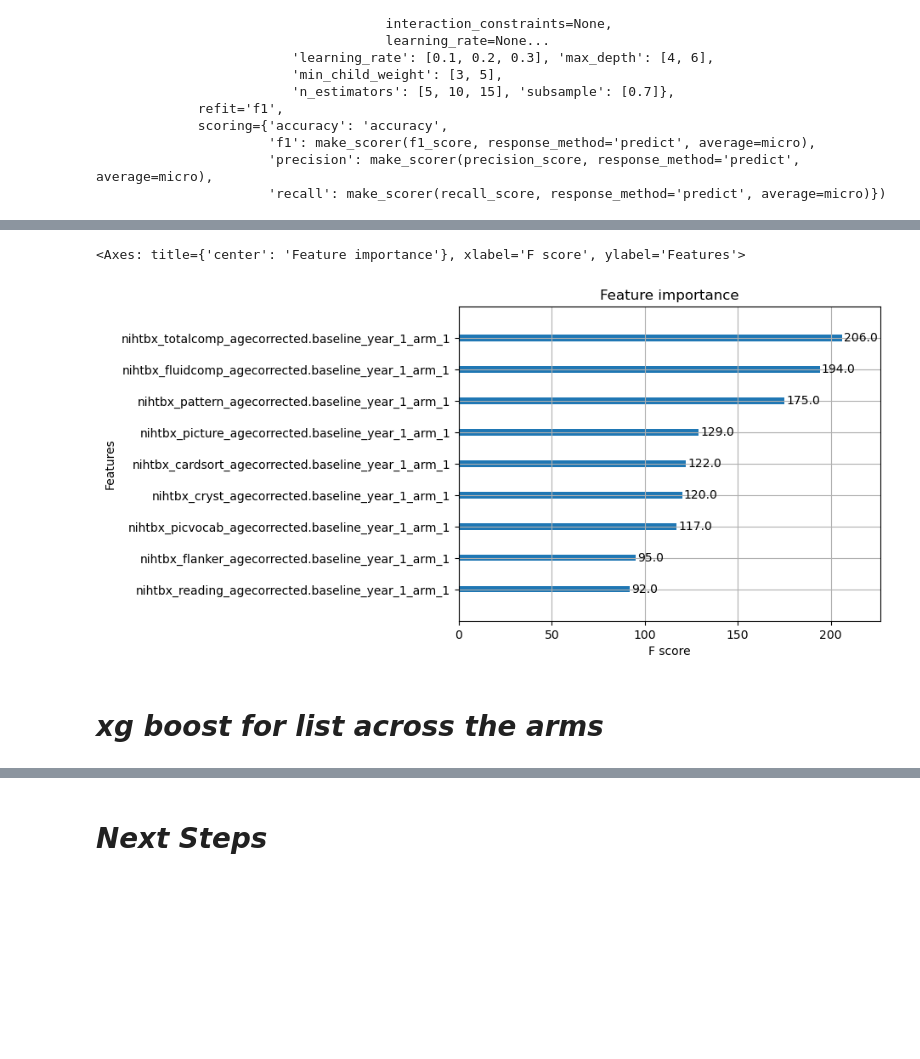
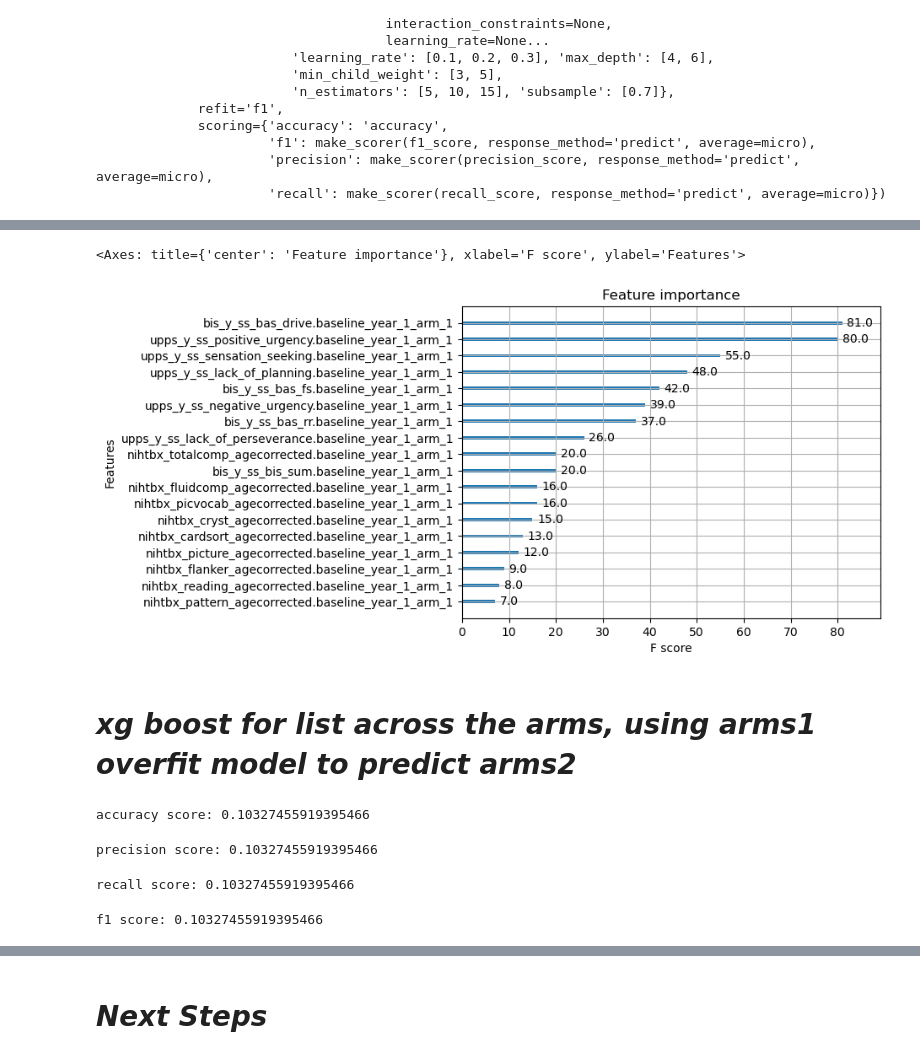
Before and after one commit to lundq163/FRF_results_viz, a Jupyter notebook: GBM_work/GBM.ipynb, the cells around one changed output, grey strips where cells are left out. Cells and saved outputs as stored; diff of their text form; code cells hidden in the pictures; blank space fills up the shorter version.

Commit message:
introduced evaluation across the arms

```diff
--- a/GBM_work/GBM.ipynb
+++ b/GBM_work/GBM.ipynb
@@ -409,7 +418,7 @@ X.head()
 #split data into train and test 75/25
 #consider stratifying by site
 #this is where the loop will start
-X_train, X_test, y_train, y_test = train_test_split(X, y, test_size = 0.25, random_state = 0)
+X_train_arms2, X_test_arms2, y_train_arms2, y_test_arms2 = train_test_split(X_arms2, y_arms2, test_size = 0.25, random_state = 0)
 # %%
 #define custom scorers with appropriate 'average' parameter
 precision_scorer = make_scorer(precision_score, average='micro')
@@ -419,7 +428,7 @@ f1_scorer = make_scorer(f1_score, average='micro')
 #setting XGBoost to do multiclass classification using the softprob objective. From XGBoost documentation:
 # "same as softmax, but output a vector of ndata * nclass, which can be further reshaped to ndata * nclass matrix.
 # The result contains predicted probability of each data point belonging to each class."
-xgb = XGBClassifier(objective='multi:softprob', random_state=0, num_class=9)
+xgb_arms2 = XGBClassifier(objective='multi:softprob', random_state=0, num_class=9)
 # %%
 #defining parameters for tuning as cv_params
 
@@ -444,15 +453,15 @@ scoring = {
 #f1 = gives more weight to false negatives and false positives. 2 * precision * recall / precision + recall
 # %%
 #utilizing GridSearchCV to find optimal parameter values
-xgb_cv = GridSearchCV(xgb, cv_params, scoring = scoring,
+xgb_cv_arms2 = GridSearchCV(xgb_arms2, cv_params, scoring = scoring,
                       cv = 10,
                       refit = 'f1')
 # %%
 #fitting gridsearch model optimal params to training data
 #TODO: iterate 100 times, calculate a confidence interval for accuracy metric that results each time, calculate p value
 #reshuffle predicted labels
-xgb_cv = xgb_cv.fit(X_train, y_train)
-xgb_cv
+xgb_cv_arms2 = xgb_cv_arms2.fit(X_train_arms2, y_train_arms2)
+xgb_cv_arms2
 # %% [output]
 GridSearchCV(cv=10,
              estimator=XGBClassifier(base_score=None, booster=None,
@@ -518,9 +527,9 @@ disp.plot()
 # %%
-plot_importance(xgb_cv.best_estimator_)
+plot_importance(xgb_cv_arms2.best_estimator_)
 # %% [output]
 <Axes: title={'center': 'Feature importance'}, xlabel='F score', ylabel='Features'>
-[figure, old version]
+[figure, new version]
 # %% [markdown]
-# *xg boost for list across the arms*
+# *xg boost for list across the arms, using arms1 overfit model to predict arms2*
 # %%
 #using the best fit model from arms1, predict on test data from arms2, and vice versa
@@ -526,0 +540,20 @@ plot_importance(xgb_cv.best_estimator_)
+# %%
+ac_score_arms2_with_arms1_model = metrics.accuracy_score(y_test_arms2, y_pred_arms2_with_arms1_model)
+print('accuracy score:', ac_score_arms2_with_arms1_model)
+# %% [output]
+accuracy score: 0.10327455919395466
+# %%
+pc_score_arms2_with_arms1_model = precision_score(y_test_arms2, y_pred_arms2_with_arms1_model, average='micro')
+print('precision score:', pc_score_arms2_with_arms1_model)
+# %% [output]
+precision score: 0.10327455919395466
+# %%
+rc_score_arms2_with_arms1_model = metrics.recall_score(y_test_arms2, y_pred_arms2_with_arms1_model, average='micro')
+print('recall score:', rc_score_arms2_with_arms1_model)
+# %% [output]
+recall score: 0.10327455919395466
+# %%
+f1_score_arms2_with_arms1_model = metrics.f1_score(y_test_arms2, y_pred_arms2_with_arms1_model, average='micro')
+print('f1 score:', f1_score_arms2_with_arms1_model)
+# %% [output]
+f1 score: 0.10327455919395466
```
Also changed, not shown: parts of 46 cells of this notebook, 3 other files.
